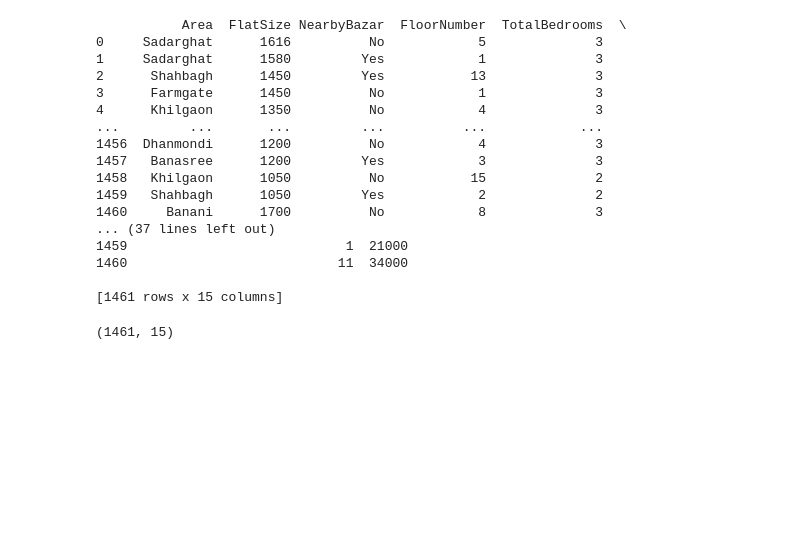
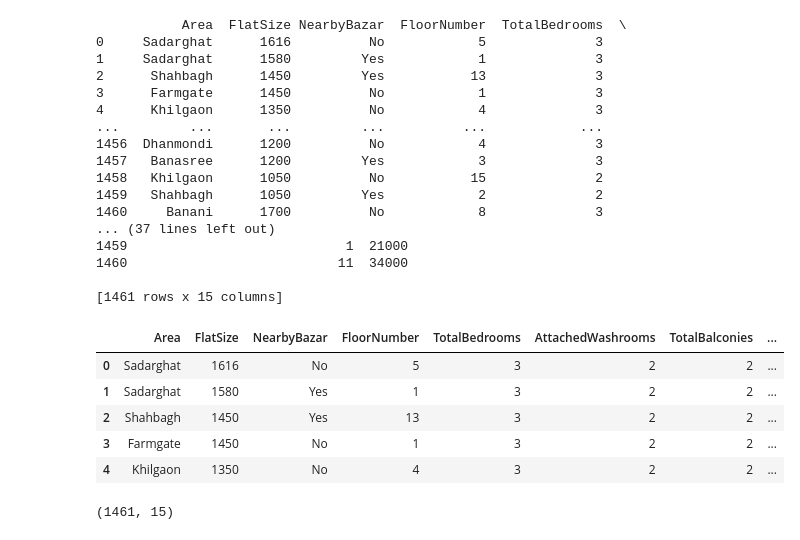
Before and after one commit to DarkraiFahim/FlatRentPrediction, a Jupyter notebook: Accuracy_Test_Final.ipynb, the cells around one changed output. Drawn from its saved outputs; the diff is of its cells as text; code cells hidden in the pictures; blank space fills up the shorter version.

```diff
--- a/Accuracy_Test_Final.ipynb
+++ b/Accuracy_Test_Final.ipynb
@@ -31,6 +32,15 @@ print(data_set)
 1460                           11  34000
 
 [1461 rows x 15 columns]
+# %%
+data_set.head()
+# %% [output]
+|  | Area | FlatSize | NearbyBazar | FloorNumber | TotalBedrooms | AttachedWashrooms | TotalBalconies | ... |
+| 0 | Sadarghat | 1616 | No | 5 | 3 | 2 | 2 | ... |
+| 1 | Sadarghat | 1580 | Yes | 1 | 3 | 2 | 2 | ... |
+| 2 | Shahbagh | 1450 | Yes | 13 | 3 | 2 | 2 | ... |
+| 3 | Farmgate | 1450 | No | 1 | 3 | 2 | 2 | ... |
+| 4 | Khilgaon | 1350 | No | 4 | 3 | 2 | 2 | ... |
 # %%
 data_set.shape
 # %% [output]
```
Also changed, not shown: parts of 8 cells of this notebook, 2 other files.
